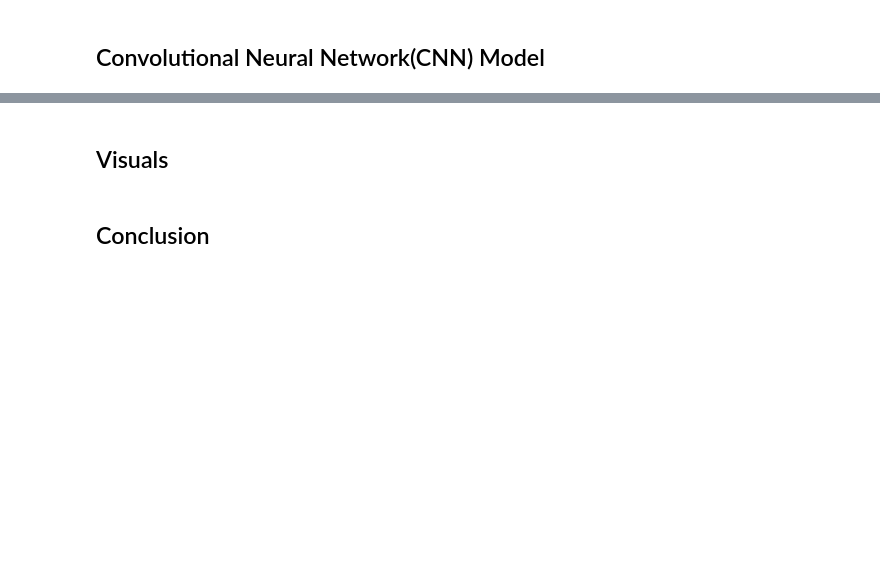
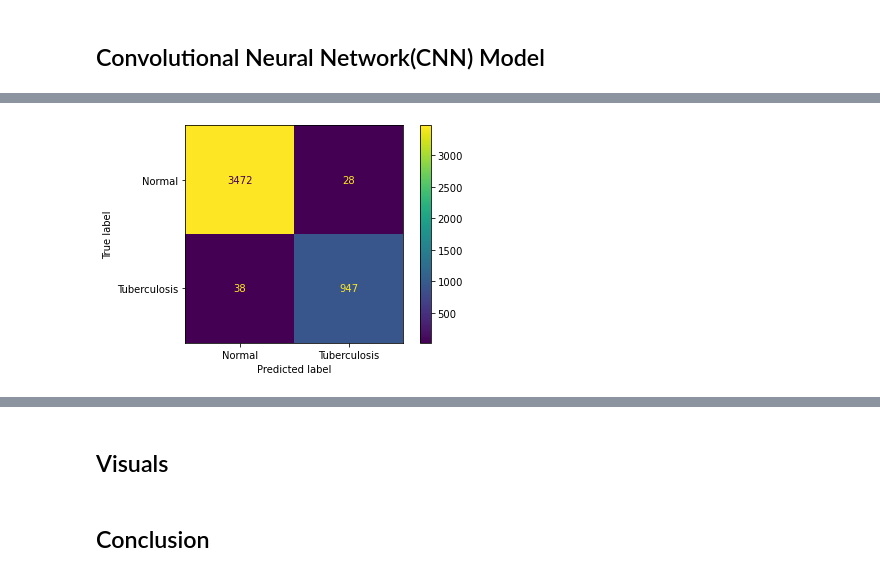
Before and after one commit to Tamiru3/TuberculosisImageClassifcation, a Jupyter notebook: Untitled.ipynb, the cells around one changed output, grey strips where cells are left out. Saved outputs shown, nothing was run; the diff lists cells and outputs as text; code cells hidden in the pictures; blank space fills up the shorter version.

```diff
--- a/Untitled.ipynb
+++ b/Untitled.ipynb
@@ -87,9 +88,8 @@ def show_metrics(history):
     plt.legend()
     plt.show();
 # %%
-# #Create function to display confusion matrices for models
+# Create function to display confusion matrices for models
 def conf_mat(model):
     y_pred = model.predict(test_set)
     y_pred = (y_pred>0.5).astype(np.int)
-    display_labels=['Normal', 'Tuberculosis'],plot_confusion_matrix(display, display_labels, title='Confusion Matrix')
-    display=confusion_matrix(test_set.classes, y_pred)
+    display=(ConfusionMatrixDisplay(confusion_matrix(test_set.classes, y_pred), display_labels=['Normal', 'Tuberculosis']).plot())
@@ -468,3 +462,7 @@ cnn2_model.evaluate(test_set)
+# %%
+conf_mat(cnn2_model)
+# %% [output]
+[figure, added]
 # %%
 cnn3_model = models.Sequential([
     layers.Conv2D(32, (3, 3), activation='relu', input_shape=(64, 64, 1)),
```
Also changed, not shown: parts of 22 cells of this notebook.
